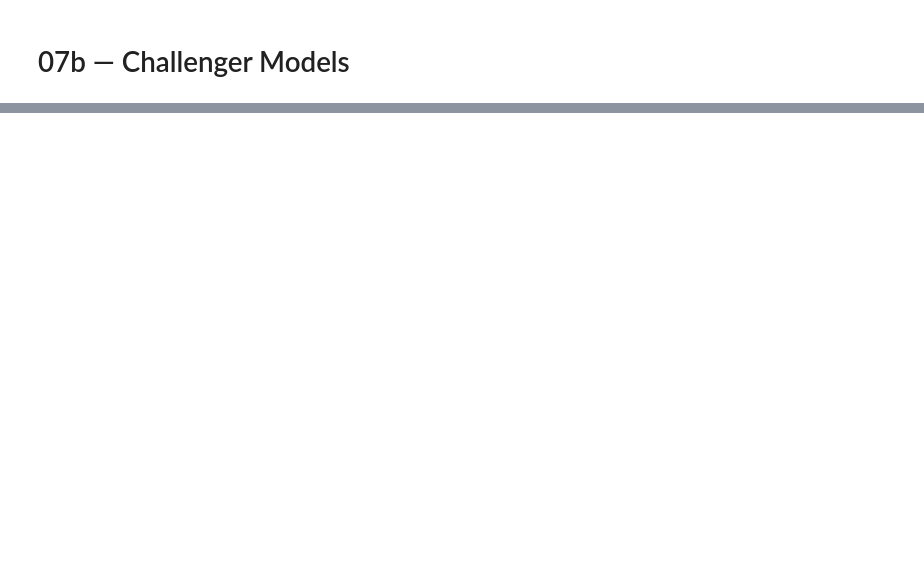
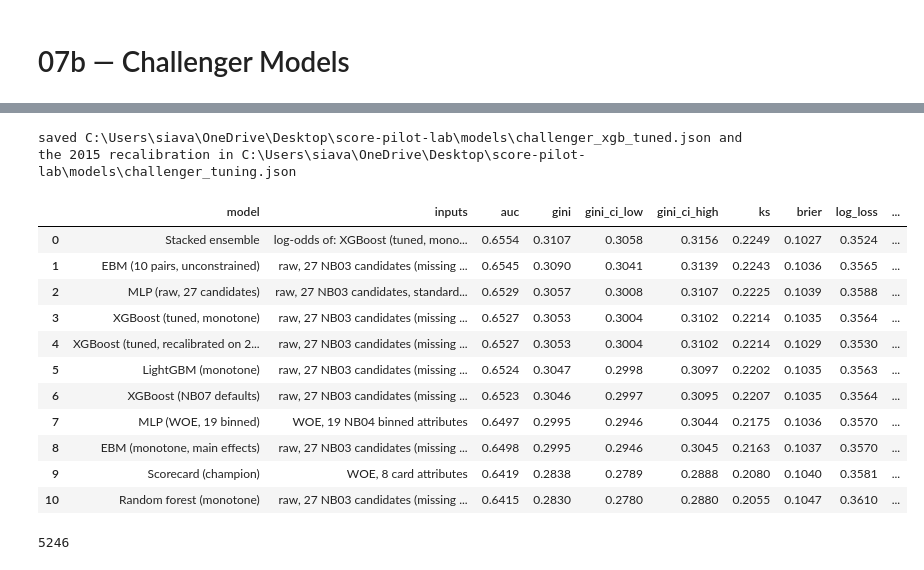
Before and after one commit to Siavash1368/score-pilot-lab, a Jupyter notebook: notebooks/07b_challenger_models.ipynb, the cells around one changed output, grey strips where cells are left out. Saved outputs shown, nothing was run; the diff lists cells and outputs as text; code cells hidden in the pictures; blank space fills up the shorter version.

```diff
--- a/notebooks/07b_challenger_models.ipynb
+++ b/notebooks/07b_challenger_models.ipynb
@@ -139,0 +184,17 @@ ax.set_yticks(range(len(c))); ax.set_yticklabels(c.model); ax.set_xlabel("Gini o
+# %%
+# Selection on 2015 only. Tuning, early stopping and the stack's meta-model all used 2015, so these numbers flatter
+# the tuned models and the stack; they rank the candidates, they are not results.
+preds_va = {"Scorecard (champion)": p_card["va"]}
+preds_va.update({n: C.predict_p(m, va) for n, m in fits.items()})
+preds_va["Stacked ensemble"] = stack.predict(base_va)
+cmp_va = V.model_comparison(va["bad"], preds_va, reference="Scorecard (champion)", fit_seconds={**times, "Scorecard (champion)": np.nan},
+                            inputs=INPUTS).sort_values("gini", ascending=False).reset_index(drop=True)
+cmp_va.to_csv(config.DOCS_DIR / "exhibits" / "challenger_comparison_2015.csv", index=False)
+display(cmp_va.drop(columns=["explainability"]))
+singles = cmp_va[~cmp_va.model.isin(["Scorecard (champion)", "Stacked ensemble"])]
+BEST_ON_2015 = singles.model.iloc[0]
+print("highest 2015 Gini among single challengers:", BEST_ON_2015)
+
+# Recalibrate the tuned GBM on 2015 (logit-linear), so its probabilities are on the 2015 level before the pilot report
+RECAL = V.fit_recalibration(va["bad"], preds_va["XGBoost (tuned, monotone)"])
+print("recalibration of the tuned GBM on 2015:", {k: round(v, 4) if isinstance(v, float) else v for k, v in RECAL.items()})
@@ -148,9 +250,57 @@ _(write here)_
 # %%
-BEST = "XGBoost (tuned, monotone)"        # the challenger NB07c explains (must be an XGBoost model for exact SHAP)
+BEST = "XGBoost (tuned, monotone)"        # the challenger NB07c explains and NB08 reports (an XGBoost model, for exact SHAP)
+CHOSEN = BEST                             # the challenger carried forward; decided on 2015 (BEST_ON_2015 is the 2015 ranking's top)
 C.save_xgb(fits[BEST], MODELS / "challenger_xgb_tuned.json")
-(MODELS / "challenger_tuning.json").write_text(json.dumps({"best": BEST, "xgb_params": xgb_params, "xgb_n_rounds": best_xgb["n_rounds"],
+(MODELS / "challenger_tuning.json").write_text(json.dumps({"best": BEST, "chosen": CHOSEN, "best_on_2015": BEST_ON_2015,
+           "xgb_params": xgb_params, "xgb_n_rounds": best_xgb["n_rounds"],
            "mlp_params": {n: {k: list(v) if isinstance(v, tuple) else v for k, v in p.items()} for n, p in best_mlp.items()},
-           "inputs": INPUTS,
-           "stack_weights": stack.weights, "n_trials": {"xgb": N_TRIALS_XGB, "mlp": N_TRIALS_MLP},
-           "ranking_oot": cmp[["model", "gini", "gini_ci_low", "gini_ci_high"]].to_dict(orient="records")}, indent=1, default=float), encoding="utf-8")
-print("saved", MODELS / "challenger_xgb_tuned.json")
+           "inputs": INPUTS, "stack_weights": stack.weights, "recalibration_2015": RECAL,
+           "n_trials": {"xgb": len(trials_xgb), "xgb_budget": N_TRIALS_XGB, "mlp_budget": N_TRIALS_MLP},
+           "ranking_2015": cmp_va[["model", "gini", "gini_ci_low", "gini_ci_high"]].to_dict(orient="records")},
+          indent=1, default=float), encoding="utf-8")
+print("saved", MODELS / "challenger_xgb_tuned.json", "and the 2015 recalibration in", MODELS / "challenger_tuning.json")
+# %% [output]
+saved C:\Users\siava\OneDrive\Desktop\score-pilot-lab\models\challenger_xgb_tuned.json and the 2015 recalibration in C:\Users\siava\OneDrive\Desktop\score-pilot-lab\models\challenger_tuning.json
+# %%
+# The comparison on 2016, reported once, after the choices above are fixed: every model against the champion card
+preds = {"Scorecard (champion)": p_card["oot"]}
+preds.update({n: C.predict_p(m, oot) for n, m in fits.items()})
+preds["Stacked ensemble"] = stack.predict({n: preds[n] for n in STACK_BASE})
+preds["XGBoost (tuned, recalibrated on 2015)"] = V.apply_recalibration(preds["XGBoost (tuned, monotone)"], RECAL)
+INPUTS["XGBoost (tuned, recalibrated on 2015)"] = INPUTS["XGBoost (tuned, monotone)"]
+NOTES = {
+    "Scorecard (champion)": "points table; exact reason codes (points lost vs best bin); monotone by construction",
+    "XGBoost (tuned, monotone)": "monotone; exact TreeSHAP reasons; interactions need SHAP to read",
+    "XGBoost (NB07 defaults)": "as tuned XGBoost",
+    "LightGBM (monotone)": "monotone; exact TreeSHAP reasons; interactions need SHAP to read",
+    "Random forest (monotone)": "hundreds of deep trees; SHAP only; probabilities usually need recalibration",
+    "EBM (monotone, main effects)": "one shape function per attribute; reads like a card; exact additive reasons",
+    "EBM (10 pairs, unconstrained)": "shape functions plus 10 pairwise tables; readable, not monotone",
+    MLP_RAW: "black box; post-hoc explanations only; no monotonicity guarantee",
+    MLP_WOE: "black box on the card's bins; post-hoc explanations only; no monotonicity guarantee",
+    "Stacked ensemble": "weighted log-odds of four models; as explainable as its least explainable part",
+    "XGBoost (tuned, recalibrated on 2015)": "as tuned XGBoost; a two-parameter logistic map fitted on 2015 sets the level",
+}
+fit_s = {**times, "Scorecard (champion)": np.nan}
+cmp = V.model_comparison(oot["bad"], preds, reference="Scorecard (champion)", fit_seconds=fit_s, notes=NOTES, inputs=INPUTS)
+cmp = cmp.sort_values("gini", ascending=False).reset_index(drop=True)
+(config.DOCS_DIR / "exhibits").mkdir(parents=True, exist_ok=True)
+cmp.to_csv(config.DOCS_DIR / "exhibits" / "challenger_comparison_oot.csv", index=False)
+display(cmp.drop(columns=["explainability"]))
+tun = json.loads((MODELS / "challenger_tuning.json").read_text(encoding="utf-8"))
+tun["ranking_oot"] = cmp[["model", "gini", "gini_ci_low", "gini_ci_high", "calib_slope", "calib_intercept"]].to_dict(orient="records")
+(MODELS / "challenger_tuning.json").write_text(json.dumps(tun, indent=1, default=float), encoding="utf-8")
+# %% [output]
+|  | model | inputs | auc | gini | gini_ci_low | gini_ci_high | ks | brier | log_loss | ... |
+| 0 | Stacked ensemble | log-odds of: XGBoost (tuned, mono... | 0.6554 | 0.3107 | 0.3058 | 0.3156 | 0.2249 | 0.1027 | 0.3524 | ... |
+| 1 | EBM (10 pairs, unconstrained) | raw, 27 NB03 candidates (missing ... | 0.6545 | 0.3090 | 0.3041 | 0.3139 | 0.2243 | 0.1036 | 0.3565 | ... |
+| 2 | MLP (raw, 27 candidates) | raw, 27 NB03 candidates, standard... | 0.6529 | 0.3057 | 0.3008 | 0.3107 | 0.2225 | 0.1039 | 0.3588 | ... |
+| 3 | XGBoost (tuned, monotone) | raw, 27 NB03 candidates (missing ... | 0.6527 | 0.3053 | 0.3004 | 0.3102 | 0.2214 | 0.1035 | 0.3564 | ... |
+| 4 | XGBoost (tuned, recalibrated on 2... | raw, 27 NB03 candidates (missing ... | 0.6527 | 0.3053 | 0.3004 | 0.3102 | 0.2214 | 0.1029 | 0.3530 | ... |
+| 5 | LightGBM (monotone) | raw, 27 NB03 candidates (missing ... | 0.6524 | 0.3047 | 0.2998 | 0.3097 | 0.2202 | 0.1035 | 0.3563 | ... |
+| 6 | XGBoost (NB07 defaults) | raw, 27 NB03 candidates (missing ... | 0.6523 | 0.3046 | 0.2997 | 0.3095 | 0.2207 | 0.1035 | 0.3564 | ... |
+| 7 | MLP (WOE, 19 binned) | WOE, 19 NB04 binned attributes | 0.6497 | 0.2995 | 0.2946 | 0.3044 | 0.2175 | 0.1036 | 0.3570 | ... |
+| 8 | EBM (monotone, main effects) | raw, 27 NB03 candidates (missing ... | 0.6498 | 0.2995 | 0.2946 | 0.3045 | 0.2163 | 0.1037 | 0.3570 | ... |
+| 9 | Scorecard (champion) | WOE, 8 card attributes | 0.6419 | 0.2838 | 0.2789 | 0.2888 | 0.2080 | 0.1040 | 0.3581 | ... |
+| 10 | Random forest (monotone) | raw, 27 NB03 candidates (missing ... | 0.6415 | 0.2830 | 0.2780 | 0.2880 | 0.2055 | 0.1047 | 0.3610 | ... |
+5246
```
Also changed, not shown: parts of 13 cells of this notebook, 37 other files.
